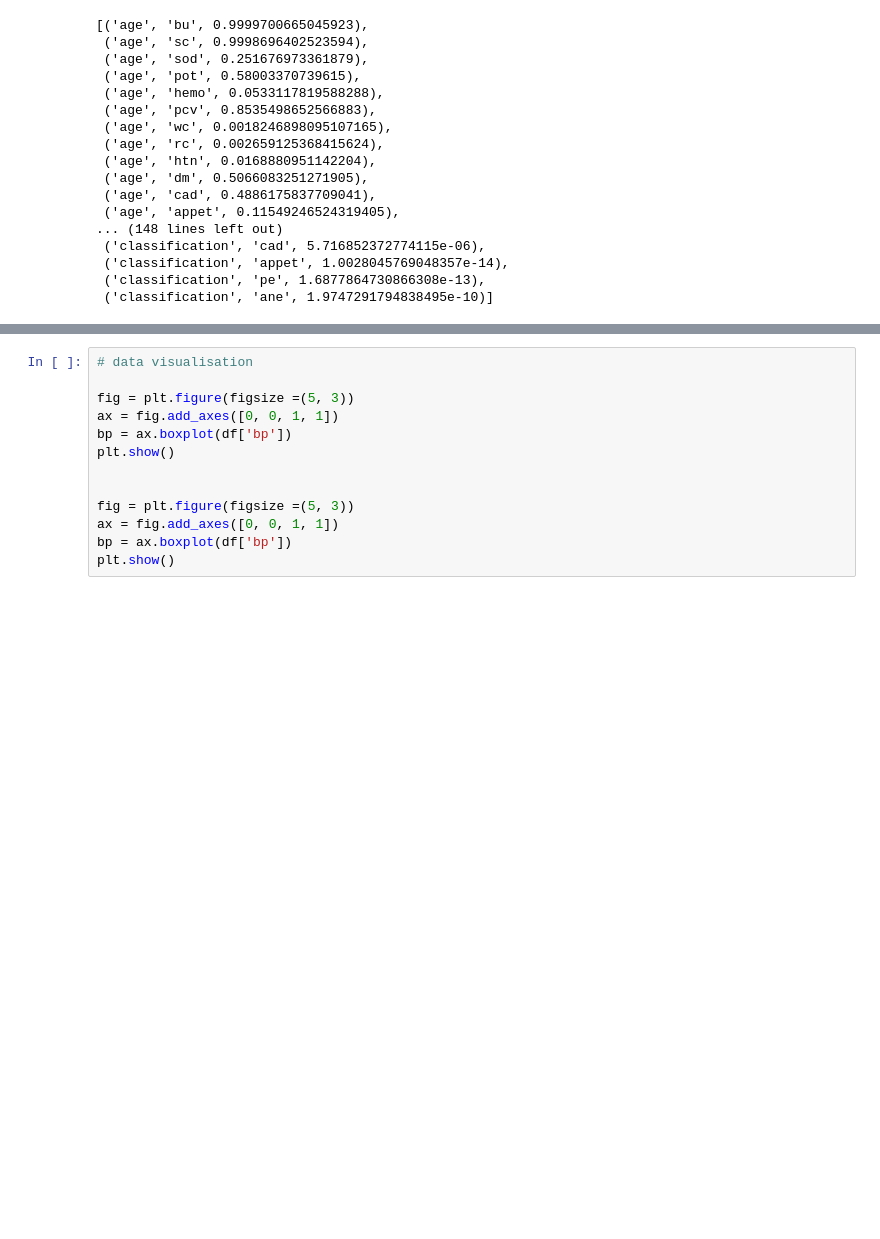
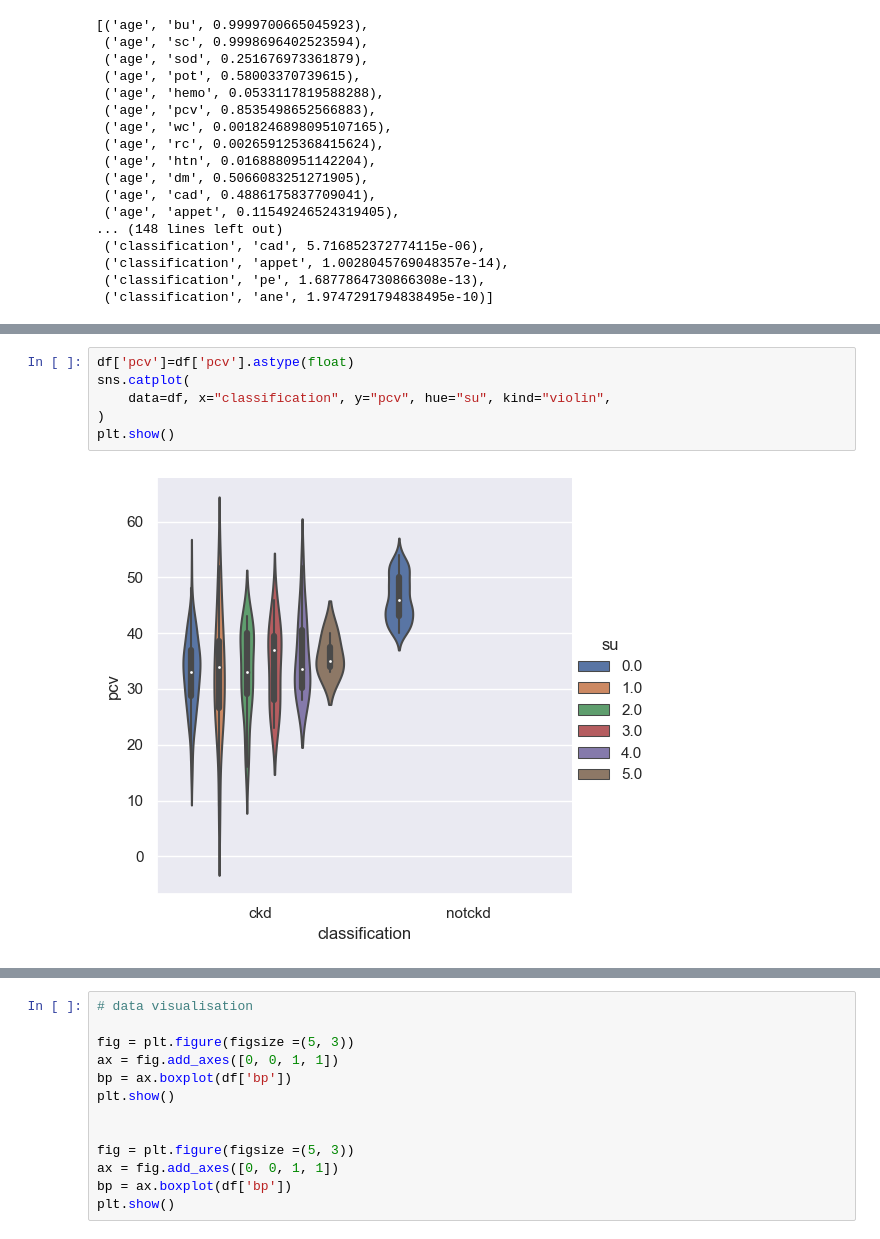
Before and after one commit to R3AlL3nGz3i/kidney_disease_identification, a Jupyter notebook: heart_disease_ml.ipynb, the cells around one changed output, grey strips where cells are left out. Drawn from its saved outputs; the diff is of its cells as text; blank space fills up the shorter version.

```diff
--- a/heart_disease_ml.ipynb
+++ b/heart_disease_ml.ipynb
@@ -284,0 +276,8 @@ ValueError: could not convert string to float: 'normal'
+# %%
+df['pcv']=df['pcv'].astype(float)
+sns.catplot(
+    data=df, x="classification", y="pcv", hue="su", kind="violin",
+)
+plt.show()
+# %% [output]
+[figure, added]
```
Also changed, not shown: parts of 16 cells of this notebook, 1 other file.
